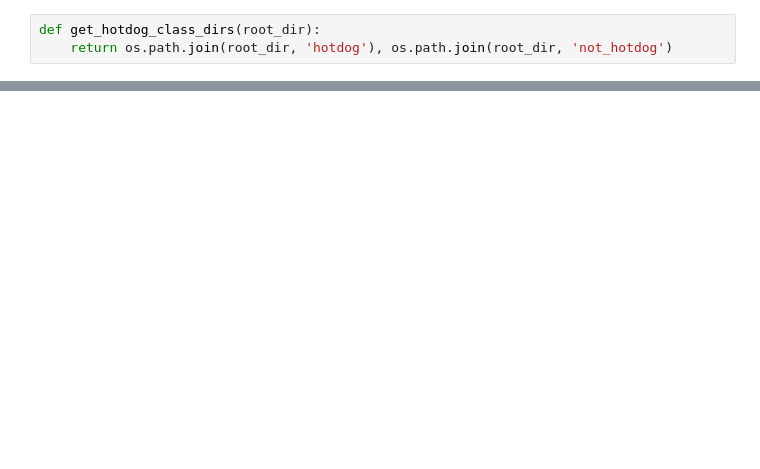
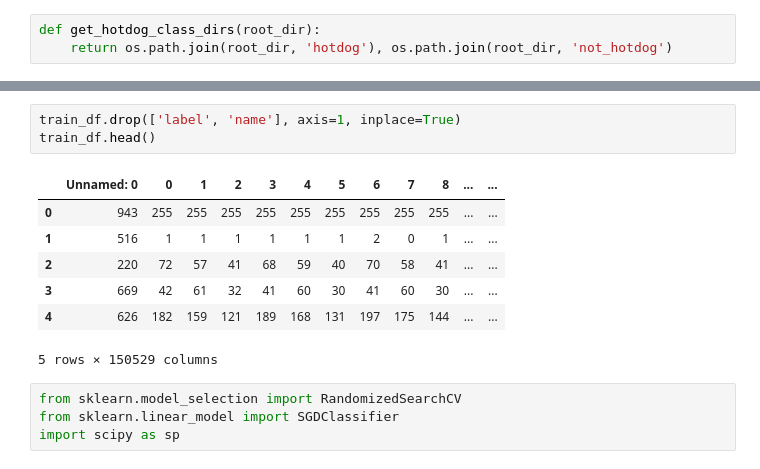
Before and after one commit to andrey-golubev/python-sandbox, a Jupyter notebook: deep_learning/hotdog_classification.ipynb, the cells around one changed output, grey strips where cells are left out. Drawn from its saved outputs; the diff is of its cells as text; blank space fills up the shorter version.

```diff
--- a/deep_learning/hotdog_classification.ipynb
+++ b/deep_learning/hotdog_classification.ipynb
@@ -205,0 +117,15 @@ train_hotdogs_pd.head()
+# %%
+train_df.drop(['label', 'name'], axis=1, inplace=True)
+train_df.head()
+# %% [output]
+|  | Unnamed: 0 | 0 | 1 | 2 | 3 | 4 | 5 | 6 | 7 | 8 | ... | ... |
+| 0 | 943 | 255 | 255 | 255 | 255 | 255 | 255 | 255 | 255 | 255 | ... | ... |
+| 1 | 516 | 1 | 1 | 1 | 1 | 1 | 1 | 2 | 0 | 1 | ... | ... |
+| 2 | 220 | 72 | 57 | 41 | 68 | 59 | 40 | 70 | 58 | 41 | ... | ... |
+| 3 | 669 | 42 | 61 | 32 | 41 | 60 | 30 | 41 | 60 | 30 | ... | ... |
+| 4 | 626 | 182 | 159 | 121 | 189 | 168 | 131 | 197 | 175 | 144 | ... | ... |
+5 rows × 150529 columns
+# %%
+from sklearn.model_selection import RandomizedSearchCV
+from sklearn.linear_model import SGDClassifier
+import scipy as sp
```
Also changed, not shown: parts of 31 cells of this notebook, 3 other files.
